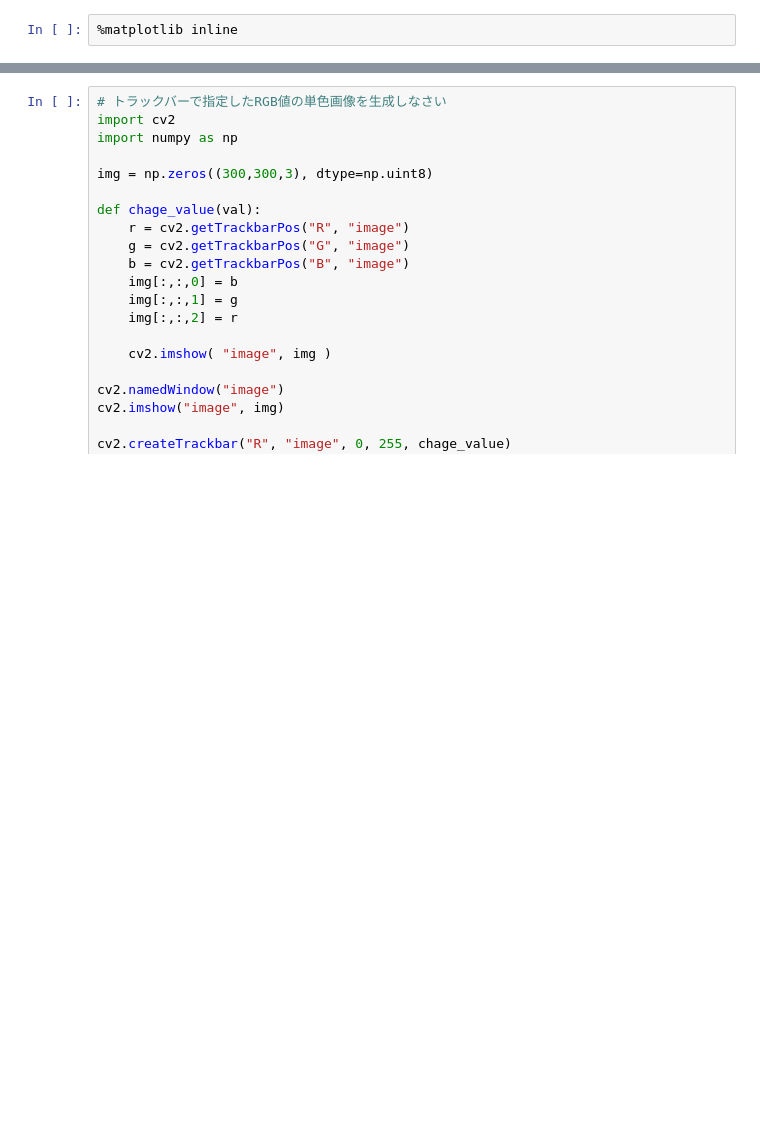
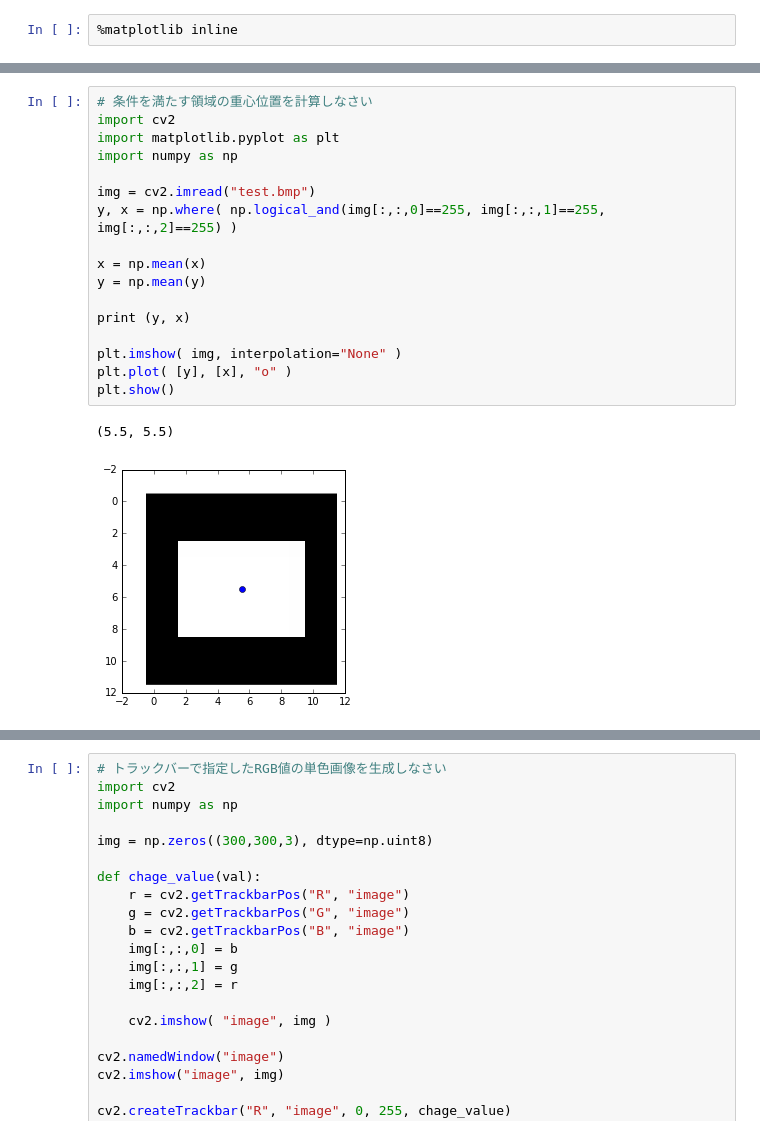
Before and after one commit to naka-tomo/practice_python, a Jupyter notebook: 6_opencv.ipynb, the cells around one changed output, grey strips where cells are left out. Cells and saved outputs as stored; diff of their text form; blank space fills up the shorter version.

```diff
--- a/6_opencv.ipynb
+++ b/6_opencv.ipynb
@@ -82,3 +82,23 @@ plt.show()
+# %%
+# 条件を満たす領域の重心位置を計算しなさい
+import cv2
+import matplotlib.pyplot as plt
+import numpy as np
+
+img = cv2.imread("test.bmp")
+y, x = np.where( np.logical_and(img[:,:,0]==255, img[:,:,1]==255, img[:,:,2]==255) )
+
+x = np.mean(x)
+y = np.mean(y)
+
+print (y, x)
+
+plt.imshow( img, interpolation="None" )
+plt.plot( [y], [x], "o" )
+plt.show()
+# %% [output]
+(5.5, 5.5)
+[figure, added]
 # %%
 # 画像を二値化しなさい
 import cv2
```
Also changed, not shown: parts of 16 cells of this notebook, 1 other file.
